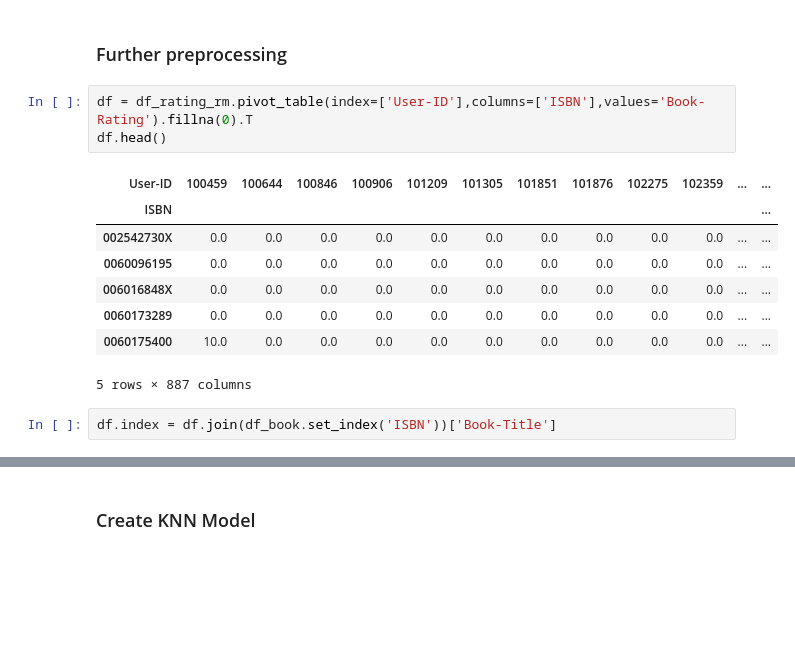
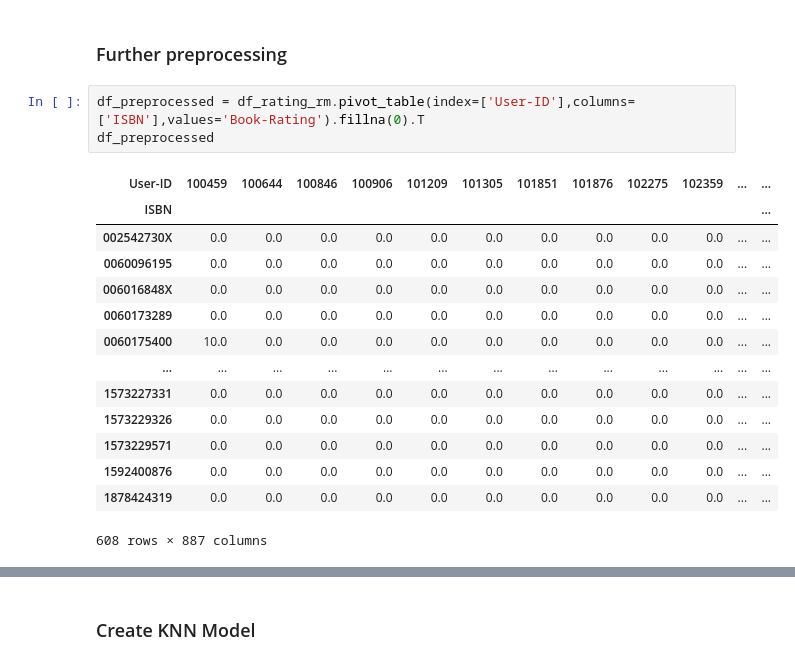
Before and after one commit to hafidzfawwaz6/Book-Recommendation-Project, a Jupyter notebook: analysis.ipynb, the cells around one changed output, grey strips where cells are left out. Cells and saved outputs as stored; diff of their text form; blank space fills up the shorter version.

```diff
--- a/analysis.ipynb
+++ b/analysis.ipynb
@@ -303,17 +303,21 @@ df_book.head()
 # %% [markdown]
 ### Further preprocessing
 # %%
-df = df_rating_rm.pivot_table(index=['User-ID'],columns=['ISBN'],values='Book-Rating').fillna(0).T
-df.head()
+df_preprocessed = df_rating_rm.pivot_table(index=['User-ID'],columns=['ISBN'],values='Book-Rating').fillna(0).T
+df_preprocessed
 # %% [output]
 | User-ID | 100459 | 100644 | 100846 | 100906 | 101209 | 101305 | 101851 | 101876 | 102275 | 102359 | ... | ... |
 | ISBN |  |  |  |  |  |  |  |  |  |  |  | ... |
 | 002542730X | 0.0 | 0.0 | 0.0 | 0.0 | 0.0 | 0.0 | 0.0 | 0.0 | 0.0 | 0.0 | ... | ... |
 | 0060096195 | 0.0 | 0.0 | 0.0 | 0.0 | 0.0 | 0.0 | 0.0 | 0.0 | 0.0 | 0.0 | ... | ... |
 | 006016848X | 0.0 | 0.0 | 0.0 | 0.0 | 0.0 | 0.0 | 0.0 | 0.0 | 0.0 | 0.0 | ... | ... |
 | 0060173289 | 0.0 | 0.0 | 0.0 | 0.0 | 0.0 | 0.0 | 0.0 | 0.0 | 0.0 | 0.0 | ... | ... |
 | 0060175400 | 10.0 | 0.0 | 0.0 | 0.0 | 0.0 | 0.0 | 0.0 | 0.0 | 0.0 | 0.0 | ... | ... |
+| ... | ... | ... | ... | ... | ... | ... | ... | ... | ... | ... | ... | ... |
+| 1573227331 | 0.0 | 0.0 | 0.0 | 0.0 | 0.0 | 0.0 | 0.0 | 0.0 | 0.0 | 0.0 | ... | ... |
+| 1573229326 | 0.0 | 0.0 | 0.0 | 0.0 | 0.0 | 0.0 | 0.0 | 0.0 | 0.0 | 0.0 | ... | ... |
+| 1573229571 | 0.0 | 0.0 | 0.0 | 0.0 | 0.0 | 0.0 | 0.0 | 0.0 | 0.0 | 0.0 | ... | ... |
+| 1592400876 | 0.0 | 0.0 | 0.0 | 0.0 | 0.0 | 0.0 | 0.0 | 0.0 | 0.0 | 0.0 | ... | ... |
+| 1878424319 | 0.0 | 0.0 | 0.0 | 0.0 | 0.0 | 0.0 | 0.0 | 0.0 | 0.0 | 0.0 | ... | ... |
-5 rows × 887 columns
+608 rows × 887 columns
-# %%
-df.index = df.join(df_book.set_index('ISBN'))['Book-Title']
 # %%
```
Also changed, not shown: parts of 10 cells of this notebook, 3 other files.
